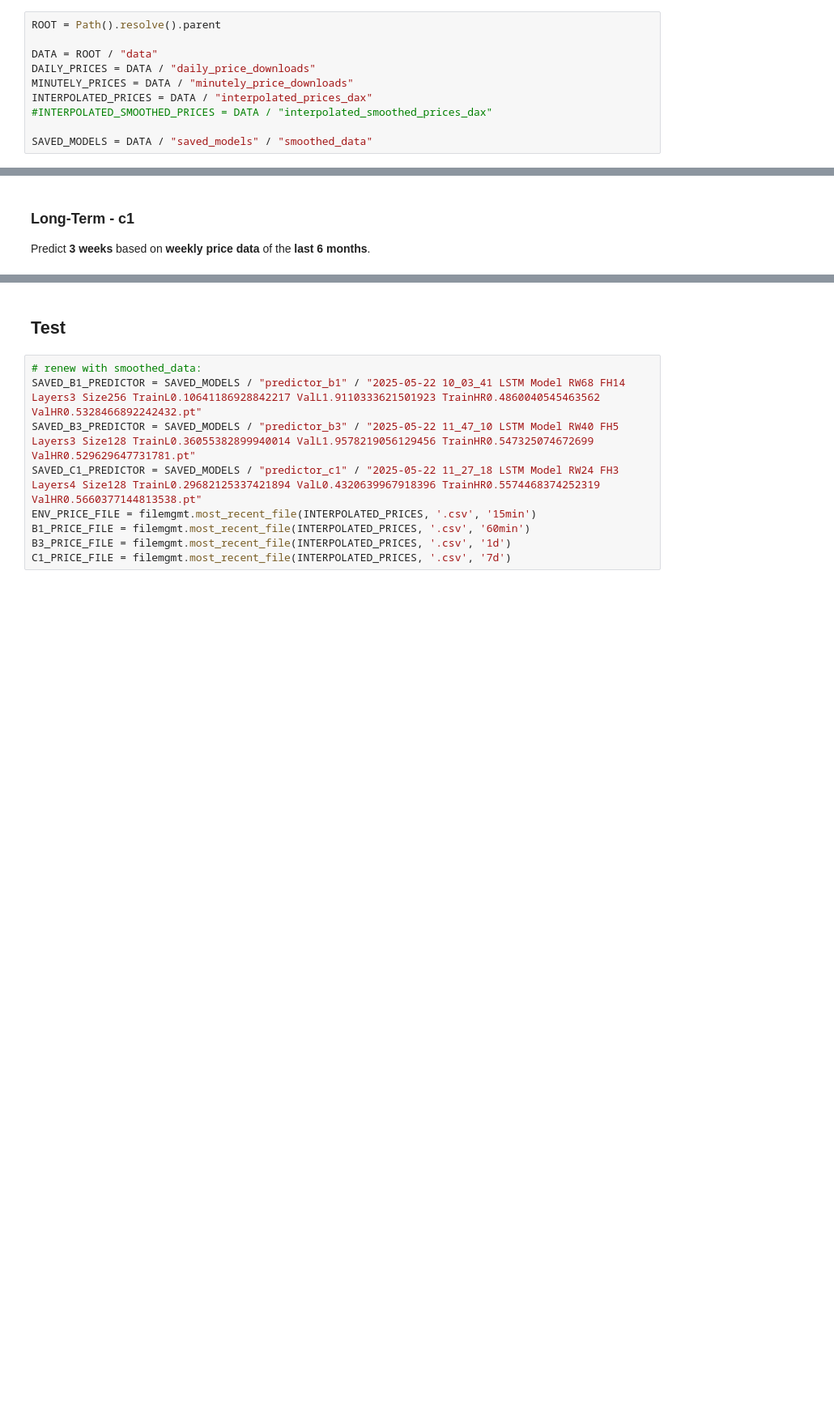
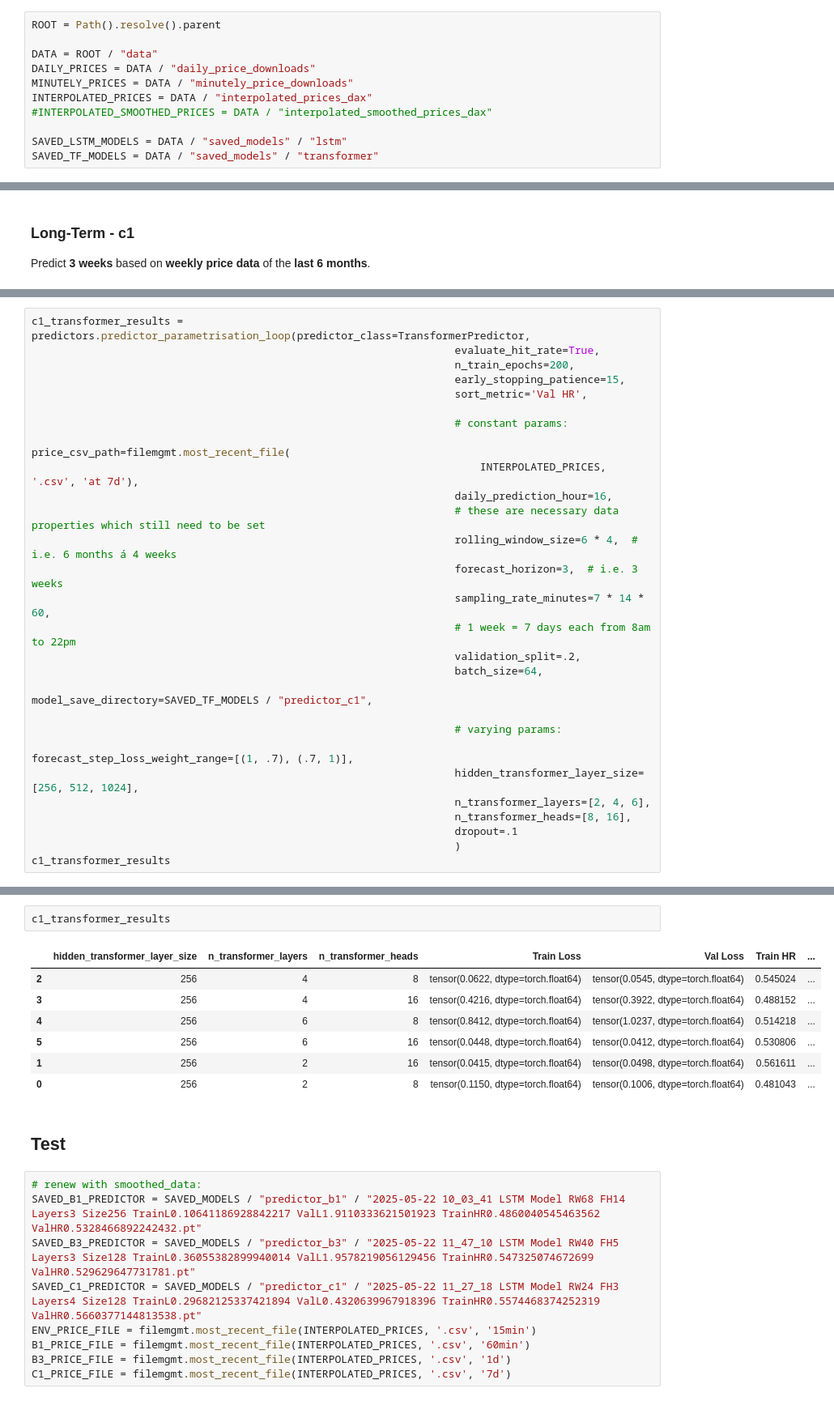
Before and after one commit to paulruesing/hybrid-rl-index-trading, a Jupyter notebook: notebooks/predictor_parametrisation.ipynb, the cells around one changed output, grey strips where cells are left out. Shown at 81% size. Drawn from its saved outputs; the diff is of its cells as text; blank space fills up the shorter version.

Commit message:
prepared parametrisation

```diff
--- a/notebooks/predictor_parametrisation.ipynb
+++ b/notebooks/predictor_parametrisation.ipynb
@@ -31,7 +31,8 @@ MINUTELY_PRICES = DATA / "minutely_price_downloads"
 INTERPOLATED_PRICES = DATA / "interpolated_prices_dax"
 #INTERPOLATED_SMOOTHED_PRICES = DATA / "interpolated_smoothed_prices_dax"
 
-SAVED_MODELS = DATA / "saved_models" / "smoothed_data"
+SAVED_LSTM_MODELS = DATA / "saved_models" / "lstm"
+SAVED_TF_MODELS = DATA / "saved_models" / "transformer"
 # %%
 #matplotlib backend:
 try:
@@ -408,0 +491,28 @@ Early stopping triggered at validation loss of 0.44557985663414
+# %%
+c1_transformer_results = predictors.predictor_parametrisation_loop(predictor_class=TransformerPredictor,
+                                                                   evaluate_hit_rate=True,
+                                                                   n_train_epochs=200,
+                                                                   early_stopping_patience=15,
+                                                                   sort_metric='Val HR',
+
+                                                                   # constant params:
+                                                                   price_csv_path=filemgmt.most_recent_file(
+                                                                       INTERPOLATED_PRICES, '.csv', 'at 7d'),
+                                                                   daily_prediction_hour=16,
+                                                                   # these are necessary data properties which still need to be set
+                                                                   rolling_window_size=6 * 4,  # i.e. 6 months á 4 weeks
+                                                                   forecast_horizon=3,  # i.e. 3 weeks
+                                                                   sampling_rate_minutes=7 * 14 * 60,
+                                                                   # 1 week = 7 days each from 8am to 22pm
+                                                                   validation_split=.2,
+                                                                   batch_size=64,
+                                                                   model_save_directory=SAVED_TF_MODELS / "predictor_c1",
+
+                                                                   # varying params:
+                                                                   forecast_step_loss_weight_range=[(1, .7), (.7, 1)],
+                                                                   hidden_transformer_layer_size=[256, 512, 1024],
+                                                                   n_transformer_layers=[2, 4, 6],
+                                                                   n_transformer_heads=[8, 16],
+                                                                   dropout=.1
+                                                                   )
+c1_transformer_results
@@ -409,3 +528,13 @@ Early stopping triggered at validation loss of 0.44557985663414
+# %%
+c1_transformer_results
+# %% [output]
+|  | hidden_transformer_layer_size | n_transformer_layers | n_transformer_heads | Train Loss | Val Loss | Train HR | ... |
+| 2 | 256 | 4 | 8 | tensor(0.0622, dtype=torch.float64) | tensor(0.0545, dtype=torch.float64) | 0.545024 | ... |
+| 3 | 256 | 4 | 16 | tensor(0.4216, dtype=torch.float64) | tensor(0.3922, dtype=torch.float64) | 0.488152 | ... |
+| 4 | 256 | 6 | 8 | tensor(0.8412, dtype=torch.float64) | tensor(1.0237, dtype=torch.float64) | 0.514218 | ... |
+| 5 | 256 | 6 | 16 | tensor(0.0448, dtype=torch.float64) | tensor(0.0412, dtype=torch.float64) | 0.530806 | ... |
+| 1 | 256 | 2 | 16 | tensor(0.0415, dtype=torch.float64) | tensor(0.0498, dtype=torch.float64) | 0.561611 | ... |
+| 0 | 256 | 2 | 8 | tensor(0.1150, dtype=torch.float64) | tensor(0.1006, dtype=torch.float64) | 0.481043 | ... |
 # %% [markdown]
 ## Test
 # %%
```
Also changed, not shown: parts of 20 cells of this notebook.
